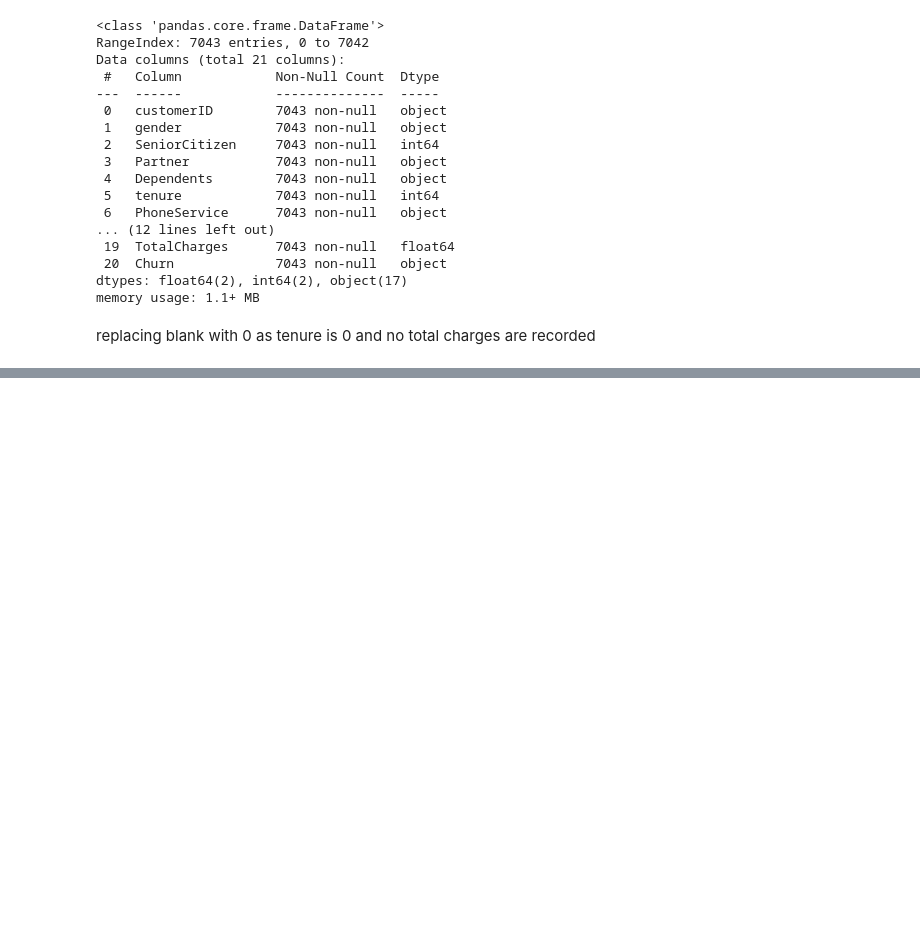
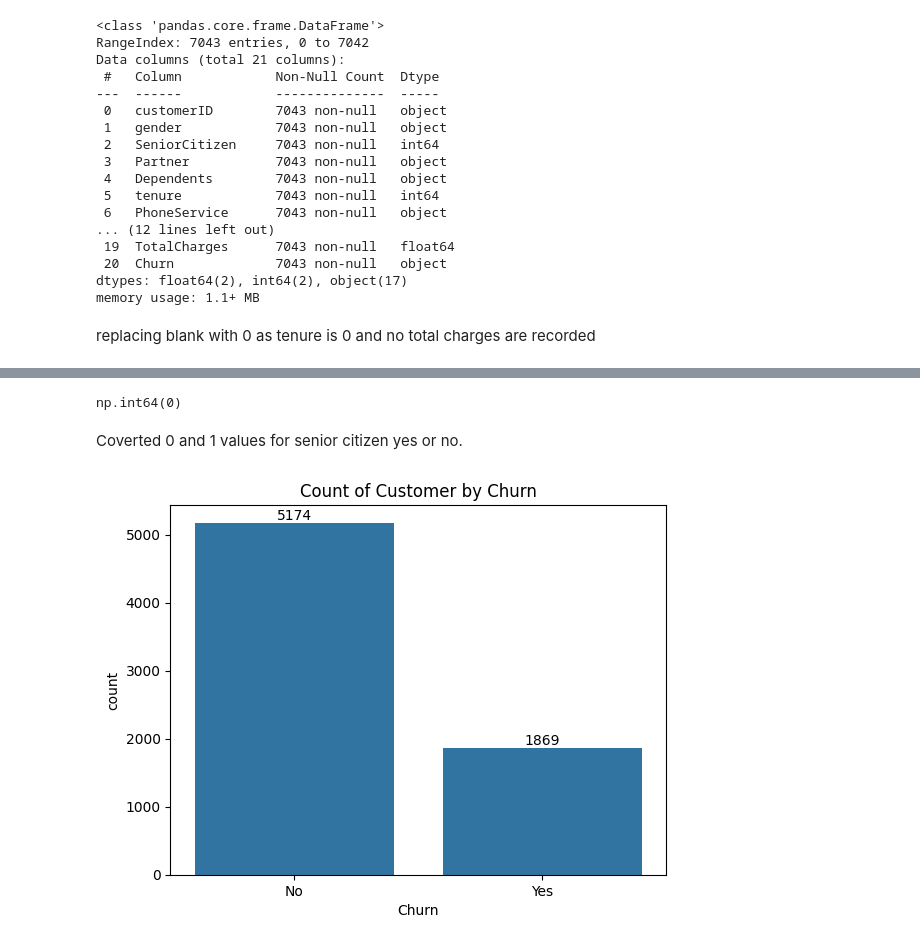
Before and after one commit to akxiit/Normal-Data-Visulization, a Jupyter notebook: EDA/Project-1/Churn.ipynb, the cells around one changed output, grey strips where cells are left out. Saved outputs shown, nothing was run; the diff lists cells and outputs as text; code cells hidden in the pictures; blank space fills up the shorter version.

```diff
--- a/EDA/Project-1/Churn.ipynb
+++ b/EDA/Project-1/Churn.ipynb
@@ -41,0 +74,22 @@ df['TotalCharges'] = df['TotalCharges'].astype(float)
+# %%
+df['customerID'].duplicated().sum()
+# %% [output]
+np.int64(0)
+# %% [markdown]
+Coverted 0 and 1 values for senior citizen yes or no.
+# %%
+def conv(value):
+    if value == 1:
+        return 'Yes'
+    else:
+        return 'No'
+
+df['SeniorCitizen'] = df['SeniorCitizen'].apply(conv)
+# %%
+ax = sns.countplot(x=df['Churn'])
+
+ax.bar_label(ax.containers[0])
+plt.title('Count of Customer by Churn')
+plt.show()
+# %% [output]
+[figure, added]
```
Also changed, not shown: parts of 3 cells of this notebook.
